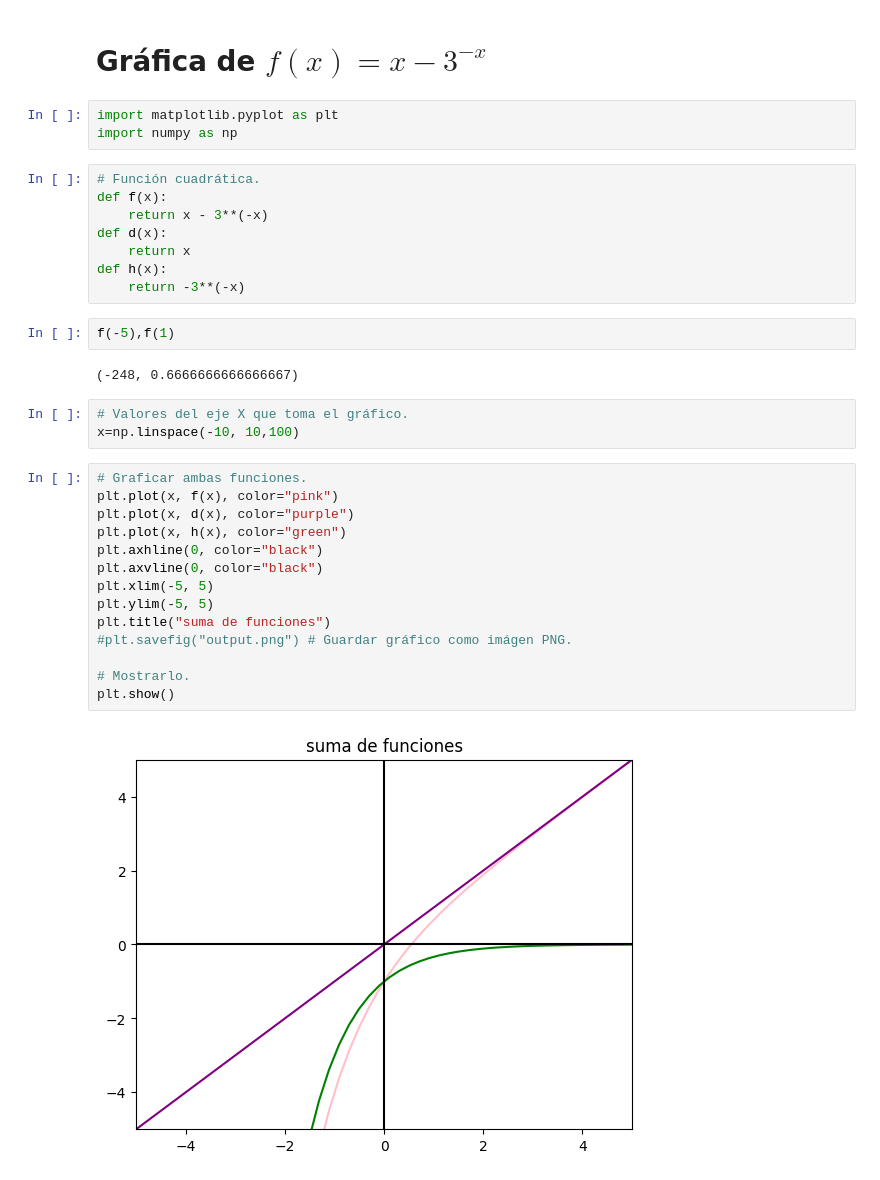
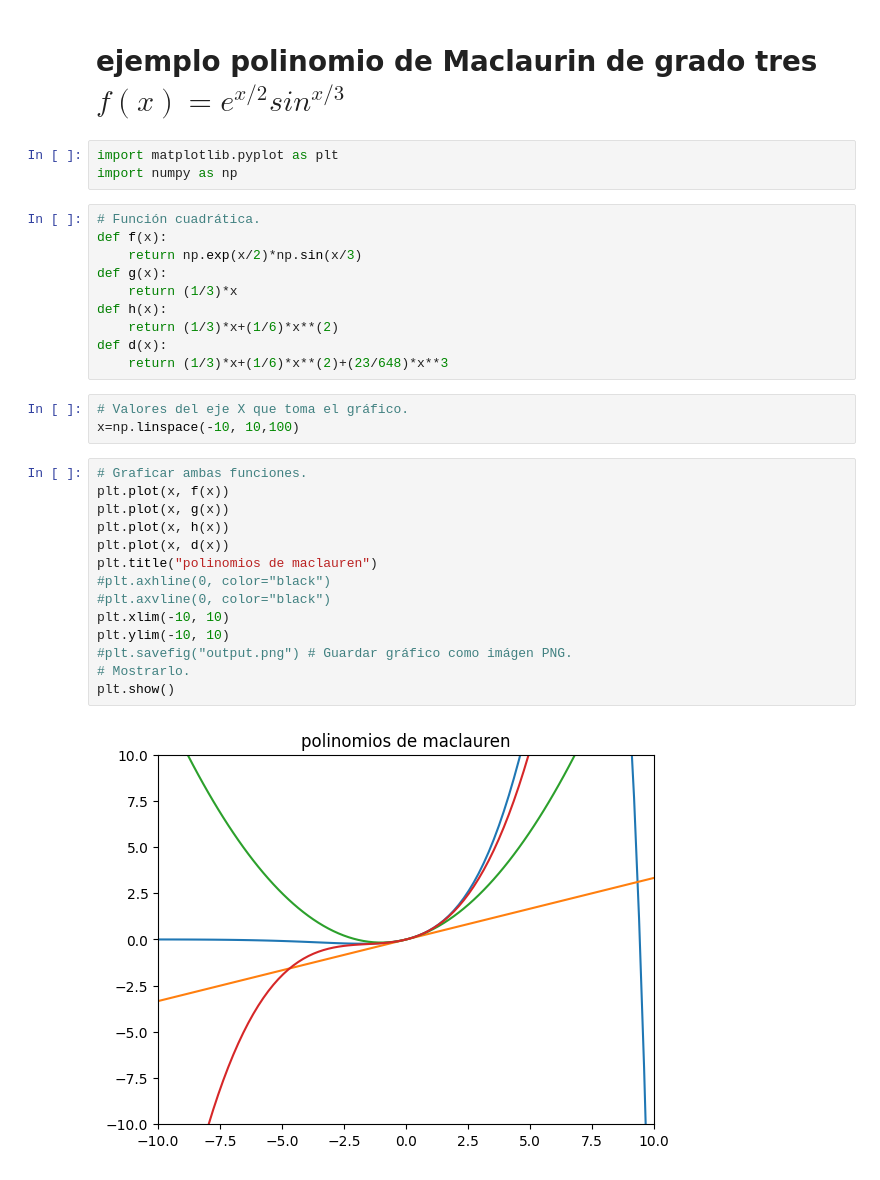
Before and after one commit to Dannapaola1225/ejercicios1, a Jupyter notebook: Introduccion/graficas.ipynb, the cells around one changed output. Drawn from its saved outputs; the diff is of its cells as text.

```diff
--- a/Introduccion/graficas.ipynb
+++ b/Introduccion/graficas.ipynb
@@ -1,37 +1,35 @@
 # %% [markdown]
-# Gráfica de $f(x)=x - 3^{-x}$
+# ejemplo polinomio de Maclaurin de grado tres $f(x)=e^{x/2} sin^{x/3}$
 # %%
 import matplotlib.pyplot as plt
 import numpy as np
 # %%
 # Función cuadrática.
 def f(x):
-    return x - 3**(-x)
+    return np.exp(x/2)*np.sin(x/3)
+def g(x):
+    return (1/3)*x
+def h(x):
+    return (1/3)*x+(1/6)*x**(2)
 def d(x):
-    return x
-def h(x):
-    return -3**(-x)
+    return (1/3)*x+(1/6)*x**(2)+(23/648)*x**3
-# %%
-f(-5),f(1)
-# %% [output]
-(-248, 0.6666666666666667)
 # %%
 # Valores del eje X que toma el gráfico.
 x=np.linspace(-10, 10,100)
 # %%
 # Graficar ambas funciones.
-plt.plot(x, f(x), color="pink")
-plt.plot(x, d(x), color="purple")
-plt.plot(x, h(x), color="green")
-plt.axhline(0, color="black")
-plt.axvline(0, color="black")
-plt.xlim(-5, 5)
-plt.ylim(-5, 5)
-plt.title("suma de funciones")
+plt.plot(x, f(x))
+plt.plot(x, g(x))
+plt.plot(x, h(x))
+plt.plot(x, d(x))
+plt.title("polinomios de maclauren")
+#plt.axhline(0, color="black")
+#plt.axvline(0, color="black")
+plt.xlim(-10, 10)
+plt.ylim(-10, 10)
 #plt.savefig("output.png") # Guardar gráfico como imágen PNG.
-
 # Mostrarlo.
 plt.show()
 # %% [output]
-[figure, old version]
+[figure, new version]
 # %% [markdown]
```
Also changed, not shown: parts of 1 cell of this notebook.
